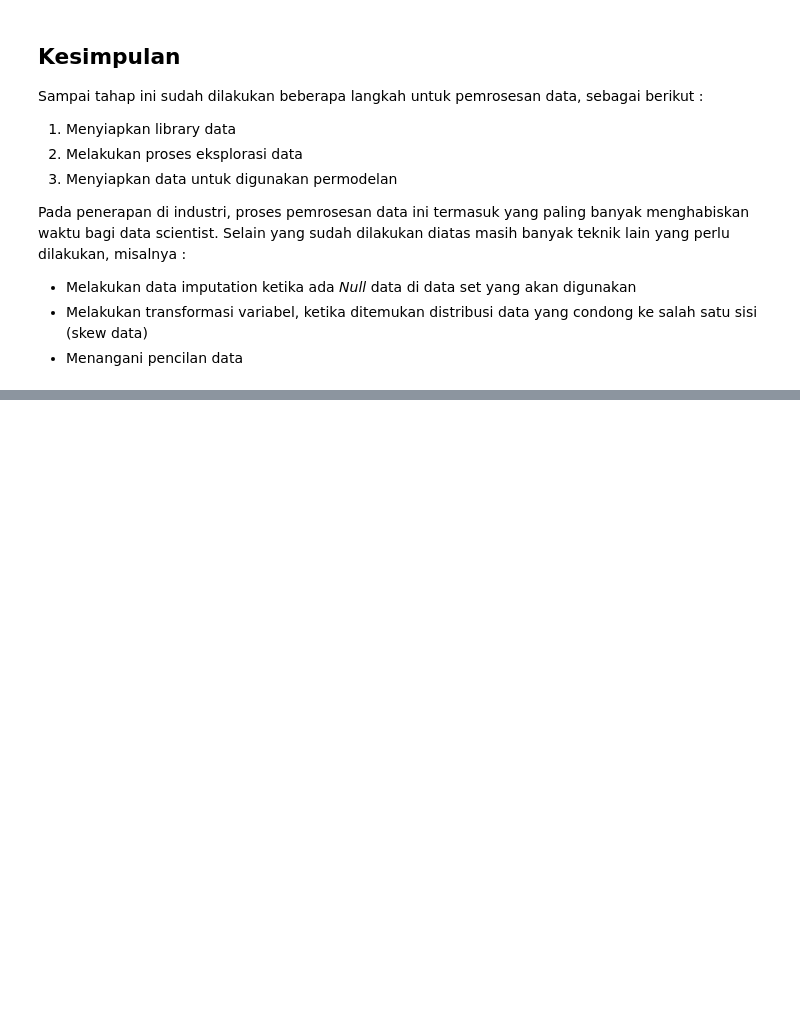
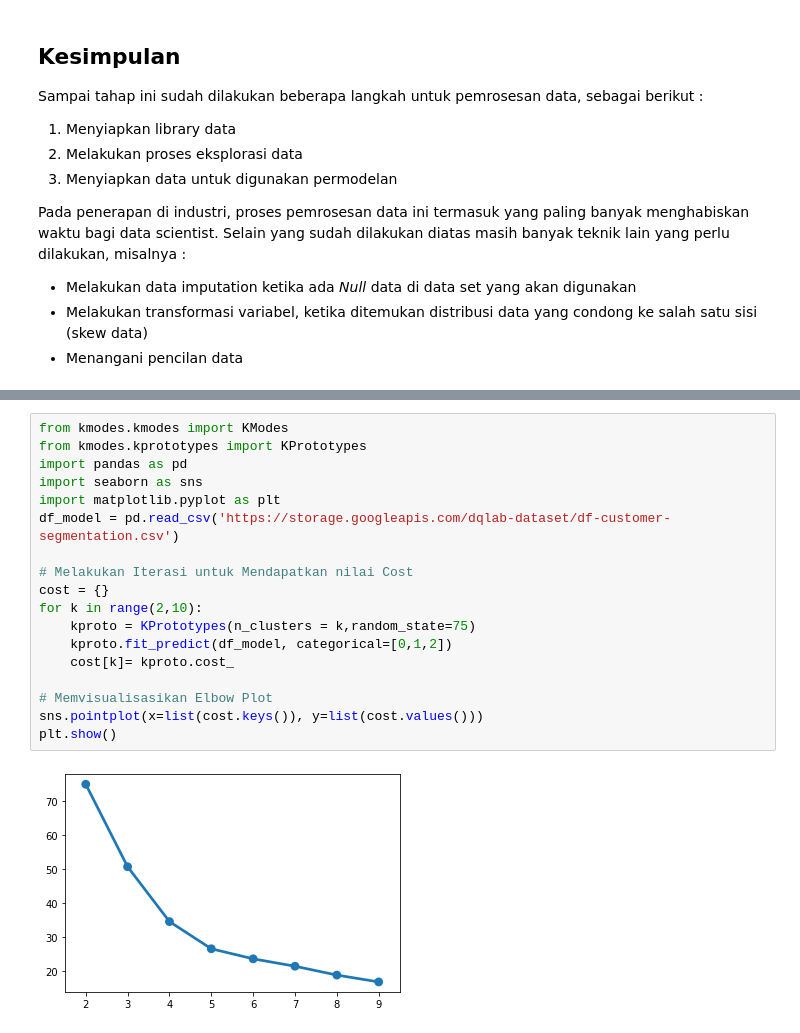
Before and after one commit to noufath/Customer-Segmentation-with-Python, a Jupyter notebook: data_science_in_marketing_customer_segmentation_with_python.ipynb, the cells around one changed output, grey strips where cells are left out. Cells and saved outputs as stored; diff of their text form; blank space fills up the shorter version.

Commit message:
finish segmentation code

```diff
--- a/data_science_in_marketing_customer_segmentation_with_python.ipynb
+++ b/data_science_in_marketing_customer_segmentation_with_python.ipynb
@@ -296,0 +316,20 @@ Pada penerapan di industri, proses pemrosesan data ini termasuk yang paling bany
+# %%
+from kmodes.kmodes import KModes
+from kmodes.kprototypes import KPrototypes
+import pandas as pd
+import seaborn as sns
+import matplotlib.pyplot as plt
+df_model = pd.read_csv('https://storage.googleapis.com/dqlab-dataset/df-customer-segmentation.csv')
+
+# Melakukan Iterasi untuk Mendapatkan nilai Cost
+cost = {}
+for k in range(2,10):
+    kproto = KPrototypes(n_clusters = k,random_state=75)
+    kproto.fit_predict(df_model, categorical=[0,1,2])
+    cost[k]= kproto.cost_
+
+# Memvisualisasikan Elbow Plot
+sns.pointplot(x=list(cost.keys()), y=list(cost.values()))
+plt.show()
+# %% [output]
+[figure, added]
```
Also changed, not shown: parts of 21 cells of this notebook.
